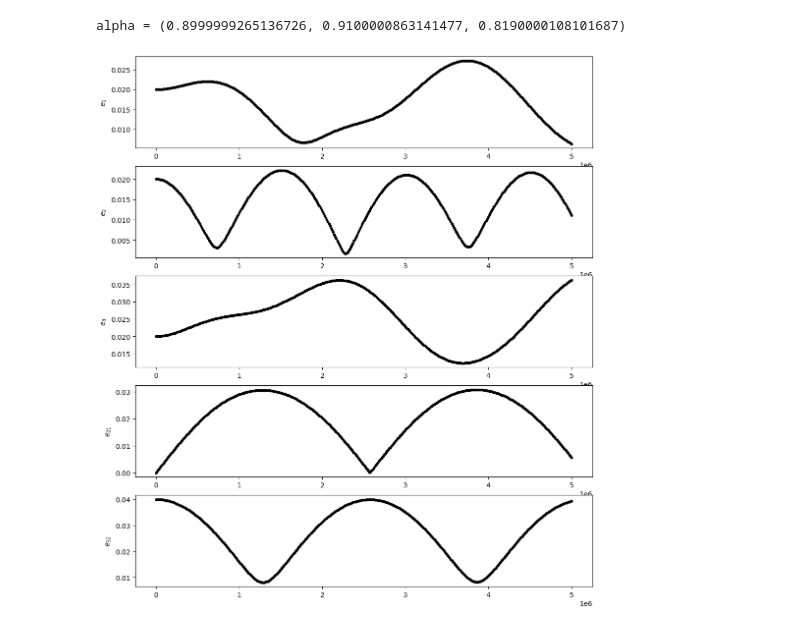
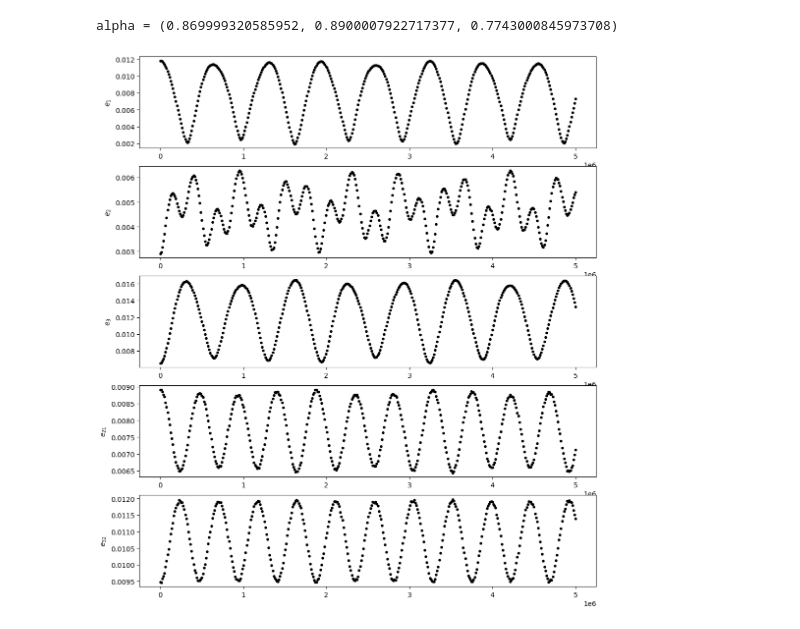
Before and after one commit to EritasY/Chaos, a Jupyter notebook: Plot eccentricity.ipynb, the cells around one changed output. Cells and saved outputs as stored; diff of their text form; code cells hidden in the pictures.

```diff
--- a/Plot eccentricity.ipynb
+++ b/Plot eccentricity.ipynb
@@ -8,0 +20,19 @@ from celmech.poincare import Poincare
+# %%
+def StoG(mass, amp, phase, phi):
+    m1, m2, m3 = mass
+    m_tot = m1+m2+m3
+    A1, A2, A3 = amp
+    p1, p2, p3 = phase
+
+    e1_x = 1/np.sqrt(m1) * (np.sqrt(m1/m_tot)*A1*np.cos(p1) + (-np.cos(phi)*np.sqrt(m3/(m1+m3)) + np.sin(phi)*np.sqrt(m1*m2/(m_tot*(m1+m3))))*A2*np.cos(p2) + (np.sin(phi)*np.sqrt(m3/(m1+m3)) + np.cos(phi)*np.sqrt(m1*m2/(m_tot*(m1+m3))))*A3*np.cos(p3))
+    e2_x = 1/np.sqrt(m2) * (np.sqrt(m2/m_tot)*A1*np.cos(p1) - np.sin(phi)*np.sqrt((m1+m3)/m_tot)*A2*np.cos(p2) - np.cos(phi)*np.sqrt((m1+m3)/m_tot)*A3*np.cos(p3))
+    e3_x = 1/np.sqrt(m3) * (np.sqrt(m3/m_tot)*A1*np.cos(p1) + (np.cos(phi)*np.sqrt(m1/(m1+m3)) + np.sin(phi)*np.sqrt(m2*m3/(m_tot*(m1+m3))))*A2*np.cos(p2) + (-np.sin(phi)*np.sqrt(m1/(m1+m3)) + np.cos(phi)*np.sqrt(m2*m3/(m_tot*(m1+m3))))*A3*np.cos(p3))
+
+    e1_y = 1/np.sqrt(m1) * (np.sqrt(m1/m_tot)*A1*np.sin(p1) + (-np.cos(phi)*np.sqrt(m3/(m1+m3)) + np.sin(phi)*np.sqrt(m1*m2/(m_tot*(m1+m3))))*A2*np.sin(p2) + (np.sin(phi)*np.sqrt(m3/(m1+m3)) + np.cos(phi)*np.sqrt(m1*m2/(m_tot*(m1+m3))))*A3*np.sin(p3))
+    e2_y = 1/np.sqrt(m2) * (np.sqrt(m2/m_tot)*A1*np.sin(p1) - np.sin(phi)*np.sqrt((m1+m3)/m_tot)*A2*np.sin(p2) - np.cos(phi)*np.sqrt((m1+m3)/m_tot)*A3*np.sin(p3))
+    e3_y = 1/np.sqrt(m3) * (np.sqrt(m3/m_tot)*A1*np.sin(p1) + (np.cos(phi)*np.sqrt(m1/(m1+m3)) + np.sin(phi)*np.sqrt(m2*m3/(m_tot*(m1+m3))))*A2*np.sin(p2) + (-np.sin(phi)*np.sqrt(m1/(m1+m3)) + np.cos(phi)*np.sqrt(m2*m3/(m_tot*(m1+m3))))*A3*np.sin(p3))
+
+    e1, e2, e3 = np.sqrt(e1_x**2 + e1_y**2), np.sqrt(e2_x**2 + e2_y**2), np.sqrt(e3_x**2 + e3_y**2)
+    pom1, pom2, pom3 = np.arctan2(e1_y,e1_x), np.arctan2(e2_y,e2_x), np.arctan2(e3_y,e3_x)
+
+    return (e1, e2, e3), (pom1, pom2, pom3)
@@ -9,7 +93,7 @@ from celmech.poincare import Poincare
 # %%
 def sim(alpha, mass, ecc, pom, scale):
-    alpha1, alpha2 = alpha
-    P1, P2, P3 = alpha1**(3/2), 1, 1/alpha2**(3/2)
+    alpha12, alpha23 = alpha
+    P1, P2, P3 = alpha12**(3/2), 1, 1/alpha23**(3/2)
     mu1, mu2, mu3 = mass
     ecc1, ecc2, ecc3 = ecc
     pomega1, pomega2, pomega3 = pom
@@ -39,7 +123,7 @@ def sim(alpha, mass, ecc, pom, scale):
     print(f"alpha = {alpha12, alpha23, alpha13}")
 
     Nout=400
-    ecc1, ecc2, ecc3, e1_x, e1_y, e2_x, e2_y, e3_x, e3_y, e21, e32 = np.zeros(Nout), np.zeros(Nout), np.zeros(Nout), np.zeros(Nout), np.zeros(Nout), np.zeros(Nout), np.zeros(Nout), np.zeros(Nout), np.zeros(Nout),np.zeros(Nout), np.zeros(Nout)
+    ecc1, ecc2, ecc3, e21, e32 = np.zeros(Nout), np.zeros(Nout), np.zeros(Nout), np.zeros(Nout), np.zeros(Nout)
     times = np.linspace(0,scale,Nout)
 
     for i, time in enumerate(times):
@@ -49,16 +133,16 @@ def sim(alpha, mass, ecc, pom, scale):
             info_2 = sim.particles[2].calculate_orbit(primary=sim.particles[0])
             info_3 = sim.particles[3].calculate_orbit(primary=sim.particles[0])
             p1, p2, p3, e1, e2, e3 = info_1.pomega, info_2.pomega, info_3.pomega, info_1.e, info_2.e, info_3.e
-            e1_x[i], e1_y[i] = e1*np.cos(p1), e1*np.sin(p1)
-            e2_x[i], e2_y[i] = e2*np.cos(p2), e2*np.sin(p2)
-            e3_x[i], e3_y[i] = e3*np.cos(p3), e3*np.sin(p3)
+            e1_x, e1_y = e1*np.cos(p1), e1*np.sin(p1)
+            e2_x, e2_y = e2*np.cos(p2), e2*np.sin(p2)
+            e3_x, e3_y = e3*np.cos(p3), e3*np.sin(p3)
 
             ecc1[i] = e1
             ecc2[i] = e2
             ecc3[i] = e3
 
-            e21[i] = np.sqrt((e2_x[i]-e1_x[i])**2 + (e2_y[i]-e1_y[i])**2)
-            e32[i] = np.sqrt((e3_x[i]-e2_x[i])**2 + (e3_y[i]-e2_y[i])**2)
+            e21[i] = np.sqrt((e2_x-e1_x)**2 + (e2_y-e1_y)**2)
+            e32[i] = np.sqrt((e3_x-e2_x)**2 + (e3_y-e2_y)**2)
 
         except rebound.Collision:
             break
@@ -78,8 +162,15 @@ def sim(alpha, mass, ecc, pom, scale):
 
     axarr[4].plot(times, e32, 'k.')
     axarr[4].set_ylabel(r"$e_{32}$")
+# %%
+alpha = 0.87, 0.89
+mass = 2e-7,1e-7,1e-7
+ecc = 0.01, 0.01, 0.01
+pomega = 0, 0, np.pi
+amp1, amp2, amp3, phase1, phase2, phase3, omega2, omega3, phi = GtoS(alpha, mass, ecc, pomega)
 # %%
-sim((0.9, 0.91), (2e-8,1e-8,1e-8), (0.02, 0.02, 0.02),(0,0,np.pi), 5e6)
+ecc, pomega = StoG(mass, (amp1, 0, amp3), (phase1, phase2, phase3), phi)
+sim(alpha, mass, ecc, pomega,5e6)
 # %% [output]
-alpha = (0.8999999265136726, 0.9100000863141477, 0.8190000108101687)
+alpha = (0.869999320585952, 0.8900007922717377, 0.7743000845973708)
-[figure, old version]
+[figure, new version]
```
Also changed, not shown: parts of 6 cells of this notebook, 8 other files.
